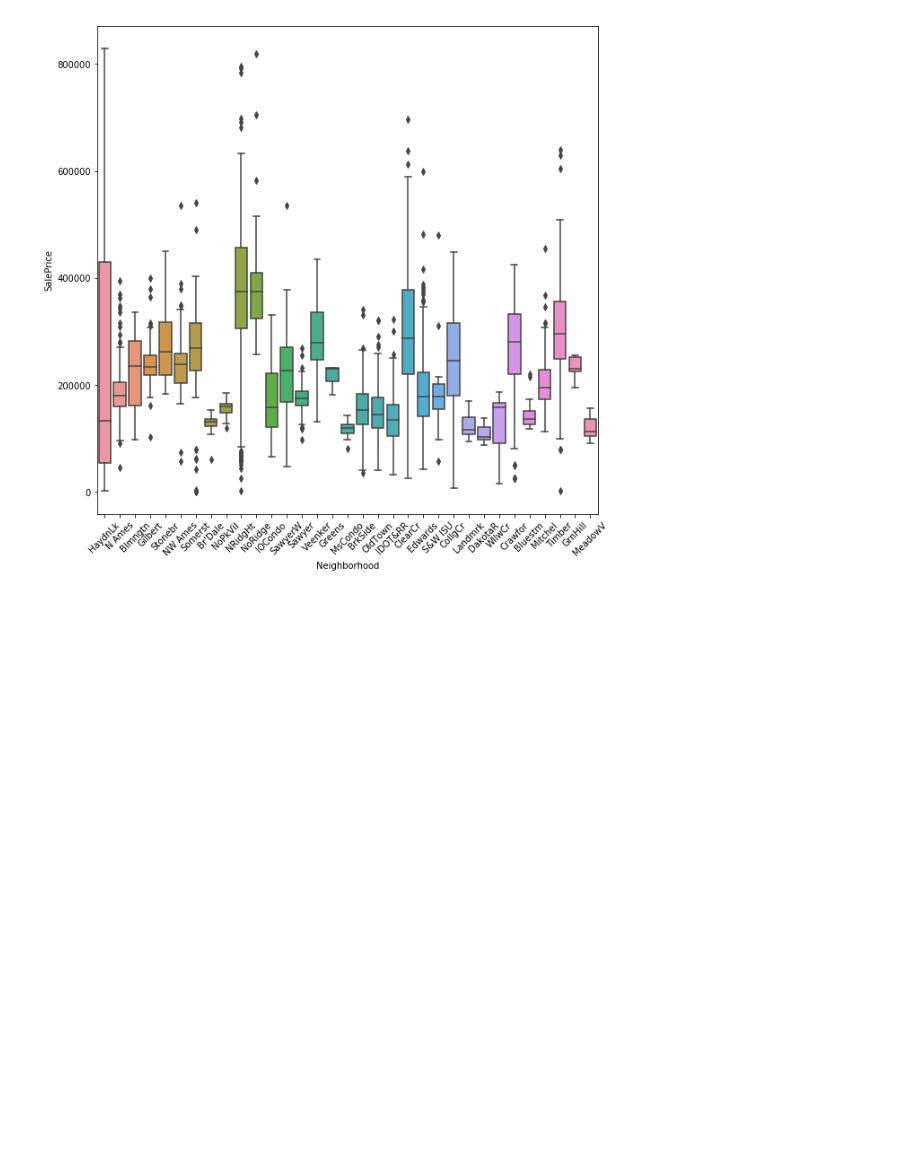
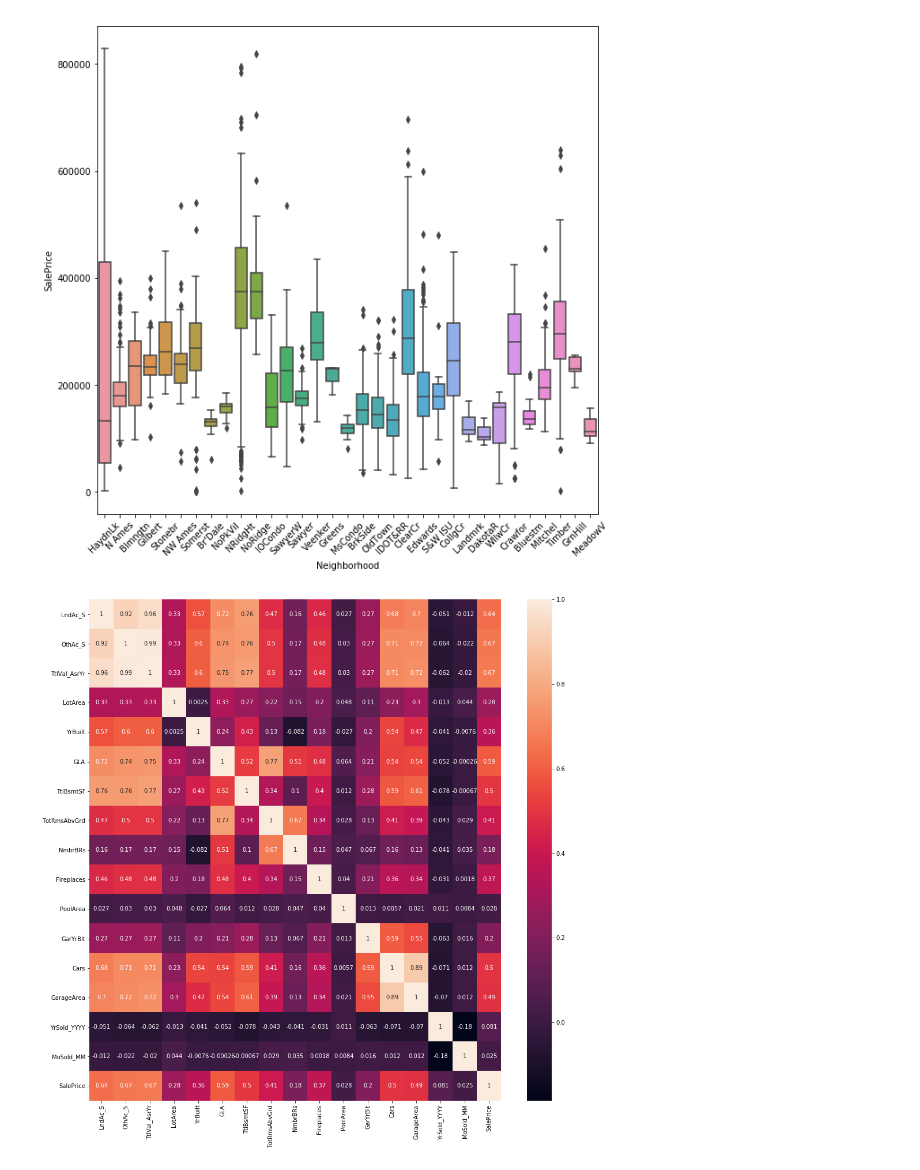
Before and after one commit to ber0-0/BrainStation-Capstone-Sale-Price-Prediction, a Jupyter notebook: Transaction.ipynb, the cells around one changed output. Cells and saved outputs as stored; diff of their text form; code cells hidden in the pictures; blank space fills up the shorter version.

```diff
--- a/Transaction.ipynb
+++ b/Transaction.ipynb
@@ -187,3 +192,9 @@ plt.xticks(rotation=45)
 plt.show()
 # %% [output]
 [figure]
+# %%
+plt.figure(figsize=(16,16))
+sns.heatmap(df.corr(), annot=True)
+plt.show()
+# %% [output]
+[figure, added]
```
Also changed, not shown: parts of 19 cells of this notebook.
